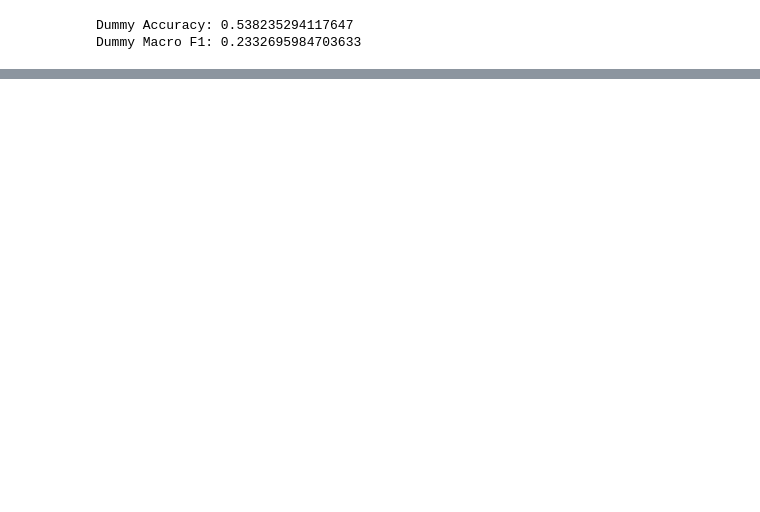
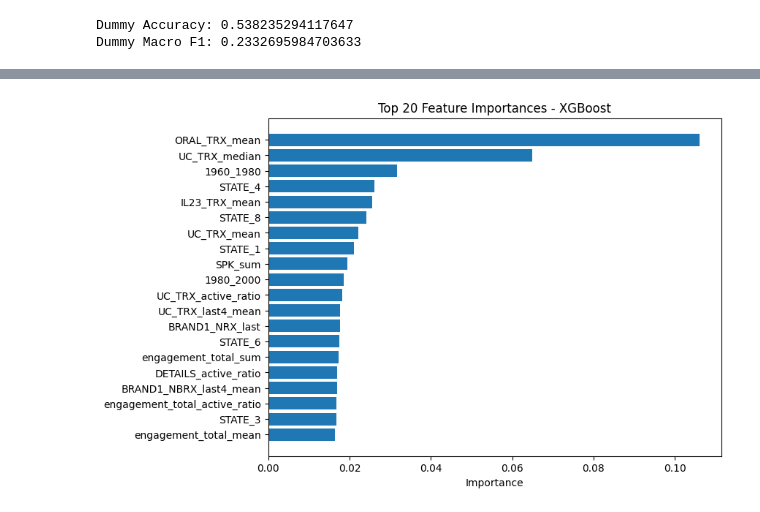
Before and after one commit to david-bazalduaa/Pfizer-segmentation-Ulcerative-Colitis, a Jupyter notebook: XGBoostModel.ipynb, the cells around one changed output, grey strips where cells are left out. Cells and saved outputs as stored; diff of their text form; code cells hidden in the pictures; blank space fills up the shorter version.

```diff
--- a/XGBoostModel.ipynb
+++ b/XGBoostModel.ipynb
@@ -453,0 +561,8 @@ Dummy Macro F1: 0.2332695984703633
+# %%
+#Feature importance for the original base model
+feat_imp = pd.DataFrame({
+    "feature": X_train.columns,
+    "importance": xgb_model.feature_importances_
+}).sort_values("importance", ascending=False)
+
+feat_imp.head(20)
@@ -453,0 +587,10 @@ Dummy Macro F1: 0.2332695984703633
+# %%
+# Visualize feature importance for the original base model
+top_n = 20
+plt.figure(figsize=(8,6))
+plt.barh(feat_imp["feature"].head(top_n)[::-1], feat_imp["importance"].head(top_n)[::-1])
+plt.title("Top 20 Feature Importances - XGBoost")
+plt.xlabel("Importance")
+plt.show()
+# %% [output]
+[figure, added]
```
Also changed, not shown: parts of 61 cells of this notebook.
